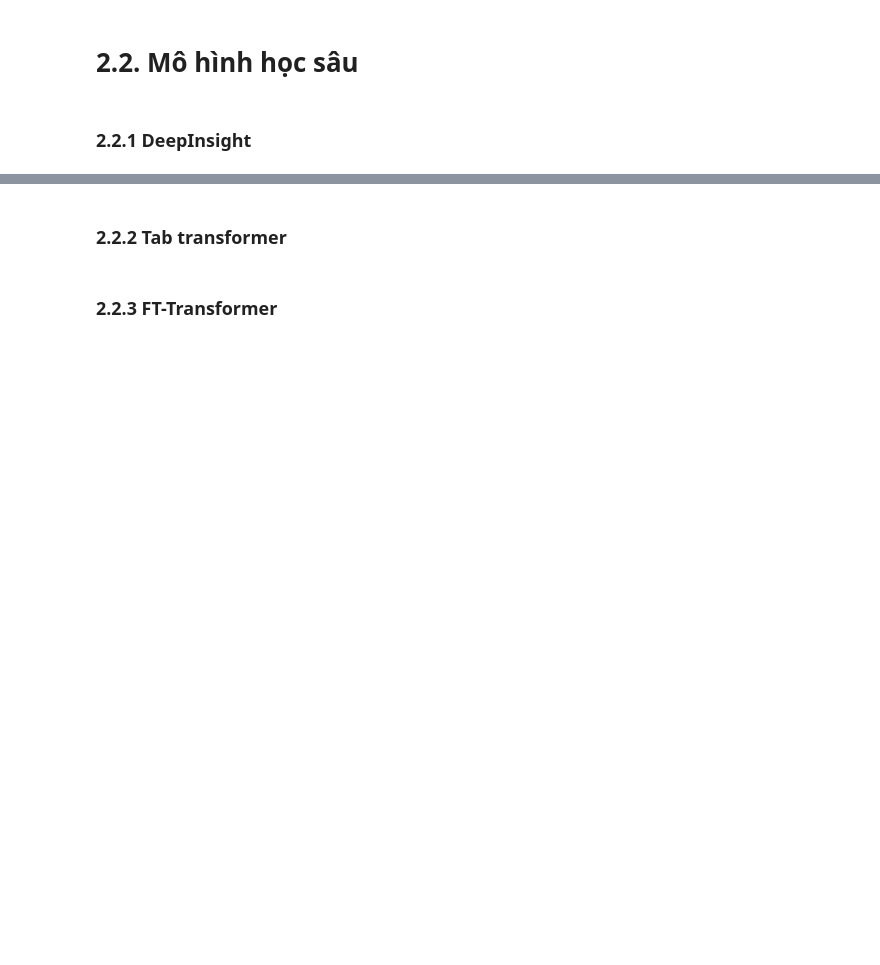
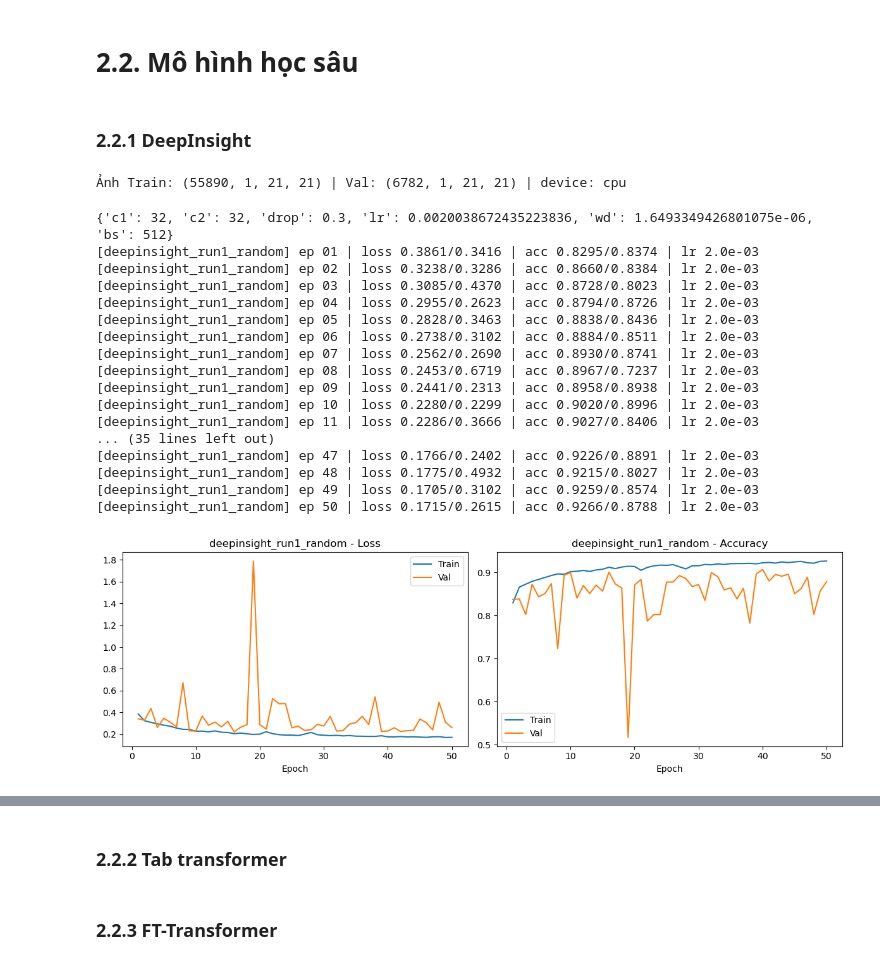
Before and after one commit to HocNguyen0605/DataMining_Nhom09, a Jupyter notebook: datamining-project.ipynb, the cells around one changed output, grey strips where cells are left out. Cells and saved outputs as stored; diff of their text form; code cells hidden in the pictures; blank space fills up the shorter version.

```diff
--- a/datamining-project.ipynb
+++ b/datamining-project.ipynb
@@ -1118,0 +1210,76 @@ plt.show()
+# %%
+from sklearn.manifold import TSNE
+
+IMG = 21   #số feature đã chọn
+
+def fit_pixel_map(X, img=IMG, seed=42):
+    rs = np.random.RandomState(seed)
+    idx = rs.choice(len(X), min(5000, len(X)), replace=False)
+    feats = X.iloc[idx].to_numpy(dtype=float).T            # (n_feature, n_mẫu)
+    n = feats.shape[0]
+    xy = TSNE(n_components=2, perplexity=min(5, n - 1), init='pca',
+              random_state=seed).fit_transform(feats)
+    xy = (xy - xy.min(0)) / (np.ptp(xy, axis=0) + 1e-9) * (img - 1)
+    pos, used = [], set()
+    for x, y in np.rint(xy).astype(int):                   # tránh 2 feature trùng ô
+        free = sorted(((i, j) for i in range(img) for j in range(img) if (i, j) not in used),
+                      key=lambda p: (p[0] - y) ** 2 + (p[1] - x) ** 2)
+        used.add(free[0]); pos.append(free[0])
+    return np.array(pos)                                   # (n_feature, 2) = (hàng, cột)
+
+def to_images(X, pos, img=IMG):
+    arr = X.to_numpy(dtype=np.float32)
+    out = np.zeros((len(arr), 1, img, img), np.float32)
+    out[:, 0, pos[:, 0], pos[:, 1]] = arr
+    return out
+
+pixel_pos = fit_pixel_map(X_train)
+joblib.dump(pixel_pos, 'models/deepinsight_pixel_map.joblib')
+
+def to_tensor(X, y):
+    return (torch.from_numpy(to_images(X, pixel_pos)),
+            torch.tensor(np.asarray(y), dtype=torch.float32).unsqueeze(1))
+
+data = (*to_tensor(X_train, y_train), *to_tensor(X_val, y_val))
+print('Ảnh Train:', tuple(data[0].shape), '| Val:', tuple(data[2].shape), '| device:', DEVICE)
+
+class DeepInsightCNN(nn.Module):
+    def __init__(self, c1, c2, drop):
+        super().__init__()
+        self.net = nn.Sequential(
+            nn.Conv2d(1, c1, 3, padding=1), nn.BatchNorm2d(c1), nn.ReLU(), nn.MaxPool2d(2),
+            nn.Conv2d(c1, c2, 3, padding=1), nn.BatchNorm2d(c2), nn.ReLU(), nn.MaxPool2d(2),
+            nn.Flatten(), nn.Linear(c2 * (IMG // 4) ** 2, 128), nn.ReLU(),
+            nn.Dropout(drop), nn.Linear(128, 1))
+    def forward(self, x): return self.net(x)
+
+model_fn = lambda p: DeepInsightCNN(p['c1'], p['c2'], p['drop'])
+# %% [output]
+Ảnh Train: (55890, 1, 21, 21) | Val: (6782, 1, 21, 21) | device: cpu
+# %%
+#Chạy lần 1
+params_rand = sample_params(dict(
+    c1=[16, 32, 64], c2=[32, 64, 128], drop=[0.1, 0.3, 0.5],
+    lr=lambda r: 10 ** r.uniform(-4, -2), wd=lambda r: 10 ** r.uniform(-6, -3),
+    bs=[128, 256, 512]), seed=7)
+print(params_rand)
+hist_rand = fit_nn(model_fn, params_rand, 'deepinsight_run1_random', data)
+# %% [output]
+{'c1': 32, 'c2': 32, 'drop': 0.3, 'lr': 0.0020038672435223836, 'wd': 1.6493349426801075e-06, 'bs': 512}
+[deepinsight_run1_random] ep 01 | loss 0.3861/0.3416 | acc 0.8295/0.8374 | lr 2.0e-03
+[deepinsight_run1_random] ep 02 | loss 0.3238/0.3286 | acc 0.8660/0.8384 | lr 2.0e-03
+[deepinsight_run1_random] ep 03 | loss 0.3085/0.4370 | acc 0.8728/0.8023 | lr 2.0e-03
+[deepinsight_run1_random] ep 04 | loss 0.2955/0.2623 | acc 0.8794/0.8726 | lr 2.0e-03
+[deepinsight_run1_random] ep 05 | loss 0.2828/0.3463 | acc 0.8838/0.8436 | lr 2.0e-03
+[deepinsight_run1_random] ep 06 | loss 0.2738/0.3102 | acc 0.8884/0.8511 | lr 2.0e-03
+[deepinsight_run1_random] ep 07 | loss 0.2562/0.2690 | acc 0.8930/0.8741 | lr 2.0e-03
+[deepinsight_run1_random] ep 08 | loss 0.2453/0.6719 | acc 0.8967/0.7237 | lr 2.0e-03
+[deepinsight_run1_random] ep 09 | loss 0.2441/0.2313 | acc 0.8958/0.8938 | lr 2.0e-03
+[deepinsight_run1_random] ep 10 | loss 0.2280/0.2299 | acc 0.9020/0.8996 | lr 2.0e-03
+[deepinsight_run1_random] ep 11 | loss 0.2286/0.3666 | acc 0.9027/0.8406 | lr 2.0e-03
+... (35 lines left out)
+[deepinsight_run1_random] ep 47 | loss 0.1766/0.2402 | acc 0.9226/0.8891 | lr 2.0e-03
+[deepinsight_run1_random] ep 48 | loss 0.1775/0.4932 | acc 0.9215/0.8027 | lr 2.0e-03
+[deepinsight_run1_random] ep 49 | loss 0.1705/0.3102 | acc 0.9259/0.8574 | lr 2.0e-03
+[deepinsight_run1_random] ep 50 | loss 0.1715/0.2615 | acc 0.9266/0.8788 | lr 2.0e-03
+[figure, added]
```
Also changed, not shown: parts of 13 cells of this notebook, 1 other file.
